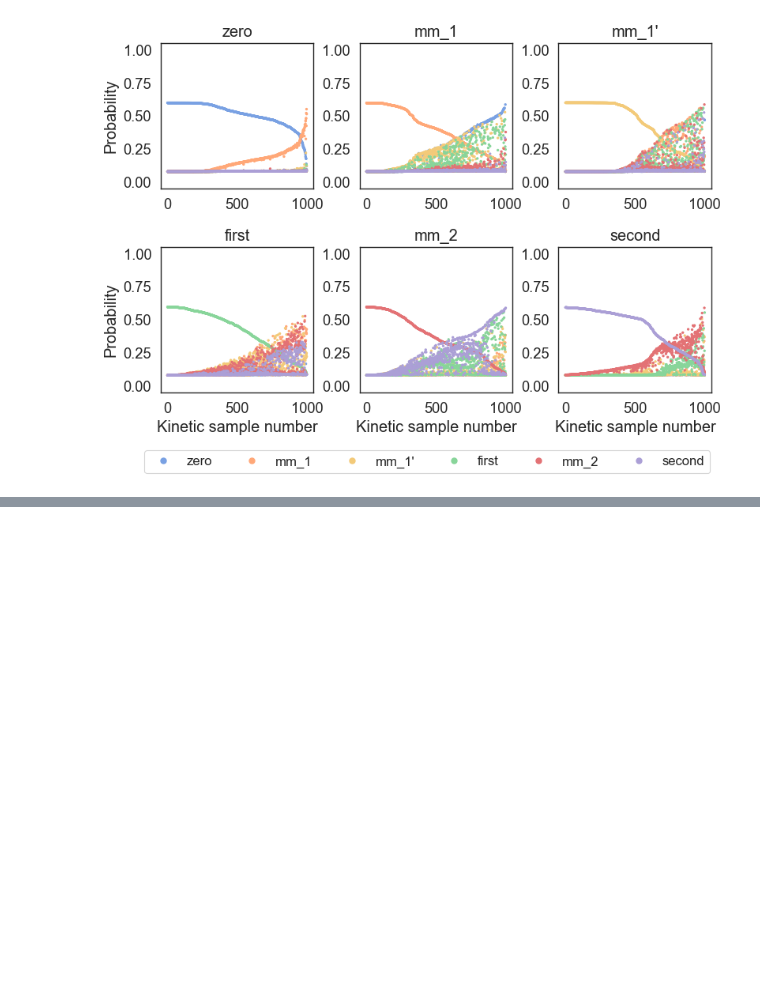
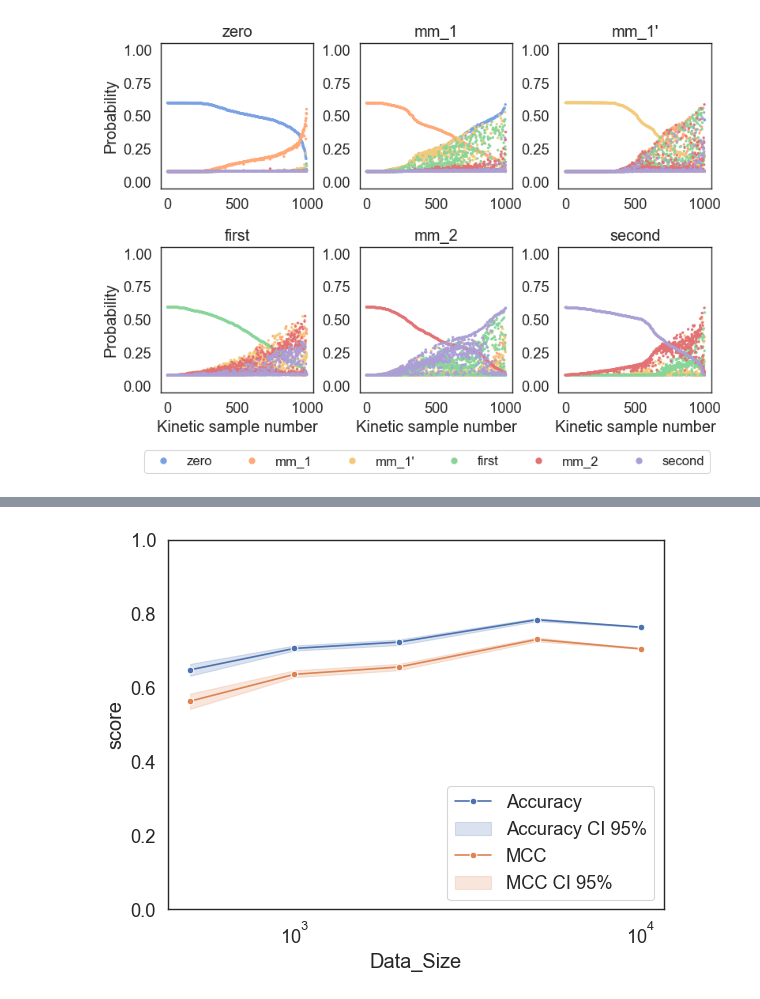
Before and after one commit to tom832/Classification_of_Substrate_Orders_in_Reaction_Kinetics, a Jupyter notebook: ag_result_analysis.ipynb, the cells around one changed output, grey strips where cells are left out. Drawn from its saved outputs; the diff is of its cells as text; code cells hidden in the pictures; blank space fills up the shorter version.

Commit message:
update benchmark for data size

```diff
--- a/ag_result_analysis.ipynb
+++ b/ag_result_analysis.ipynb
@@ -445,0 +569,16 @@ for ax in axes[3:]:
+# %%
+sns.lineplot(data=test_result_df, x='Data_Size', y='Accuracy', marker='o',
+             errorbar=('ci', 95),
+             err_style='band',)
+sns.lineplot(data=test_result_df, x='Data_Size', y='MCC', marker='o',
+             errorbar=('ci', 95),
+             err_style='band',)
+
+# plt.fill_between
+plt.xscale('log')
+plt.legend(['Accuracy', 'Accuracy CI 95%', 'MCC', 'MCC CI 95%'], loc='lower right')
+plt.ylim(0, 1)
+plt.ylabel('score')
+plt.show()
+# %% [output]
+[figure, added]
```
Also changed, not shown: parts of 5 cells of this notebook.
